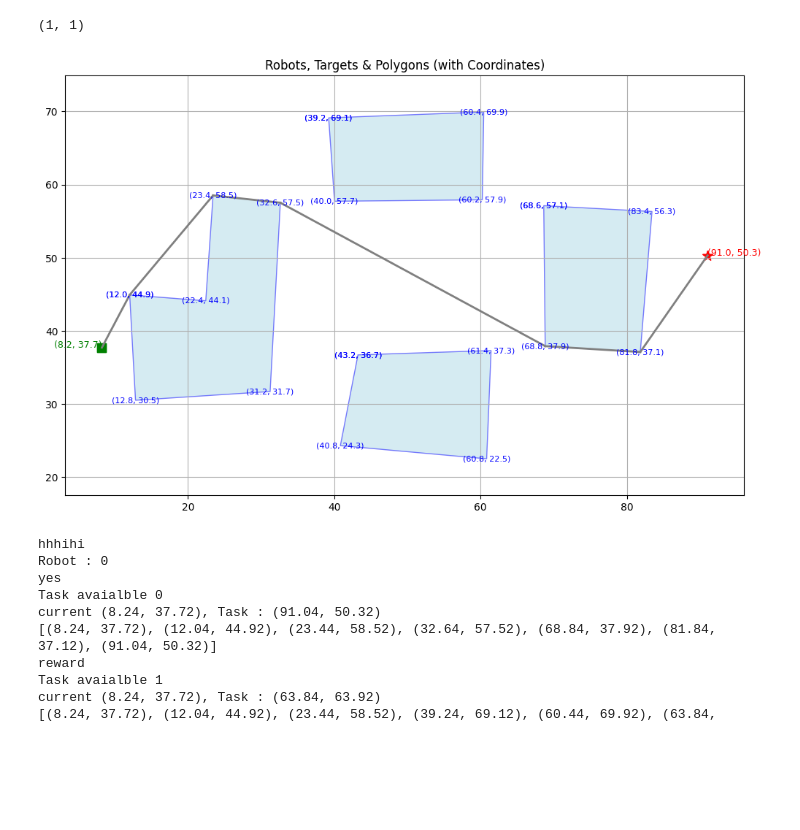
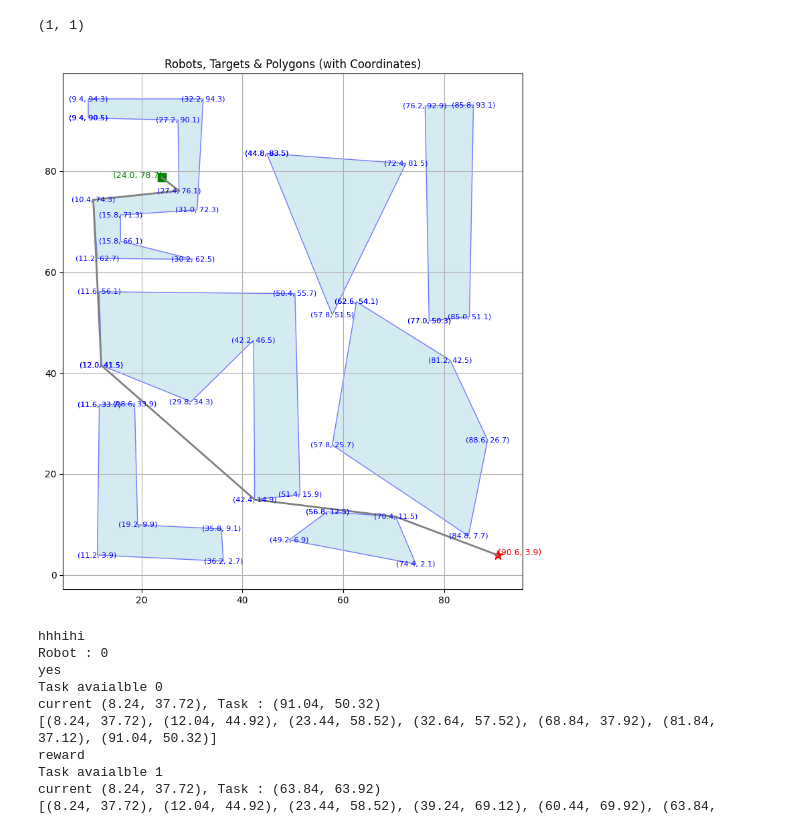
Before and after one commit to Saaj369/AO_project_MultiRobotTaskAllocation, a Jupyter notebook: MultiRobotTaskAllocationnew.ipynb, the cells around one changed output. Cells and saved outputs as stored; diff of their text form; code cells hidden in the pictures; blank space fills up the shorter version.

```diff
--- a/MultiRobotTaskAllocationnew.ipynb
+++ b/MultiRobotTaskAllocationnew.ipynb
@@ -122,40 +122,3 @@ def GOSpath(start, target, Polygons):
     Ps = guidancePoint
 
   return path
-# %%
-# from shapely.geometry import Polygon
-start = (8.24, 37.72)
-target = (91.04, 50.32)
-
-# ⬛ Polygons
-Polygons = [
-    Polygon([
-        (12.04, 44.92),
-        (22.44, 44.12),
-        (23.44, 58.52),
-        (32.64, 57.52),
-        (31.24, 31.72),
-        (12.84, 30.52),
-    ]),  # poly1
-
-    Polygon([
-        (39.24, 69.12),
-        (60.44, 69.92),
-        (60.24, 57.92),
-        (40.04, 57.72),
-    ]),  # poly2
-
-    Polygon([
-        (43.24, 36.72),
-        (61.44, 37.32),
-        (60.84, 22.52),
-        (40.84, 24.32),
-    ]),  # poly3
-
-    Polygon([
-        (68.64, 57.12),
-        (83.44, 56.32),
-        (81.84, 37.12),
-        (68.84, 37.92),
-    ])  # poly4
-]
@@ -202,5 +301,7 @@ Polygons = [
 # %%
-path = GOSpath(start, target, Polygons)
+i = 7
+path = GOSpath(Paths[i].coords[0], Paths[i].coords[1], Problems[i])
+
 # path = [(50.44, 19.12), (91.04, 50.32)]
 # %%
 import matplotlib.pyplot as plt
@@ -280,9 +381,9 @@ def visualize_polygons_and_robot_targets(polygonsObjs, paths):
     plt.show()
 # %%
 # path = [(8.24, 37.72), (91.04, 50.32)]
-visualize_polygons_and_robot_targets(Polygons, [LineString([path[i], path[i+1]]) for i in range(len(path)-1)])
+visualize_polygons_and_robot_targets(Problems[i], [LineString([path[i], path[i+1]]) for i in range(len(path)-1)])
 # %% [output]
-[figure, old version]
+[figure, new version]
 # %%
 discount_factor = 0.95
 class Robot:
```
Also changed, not shown: parts of 3 cells of this notebook.
